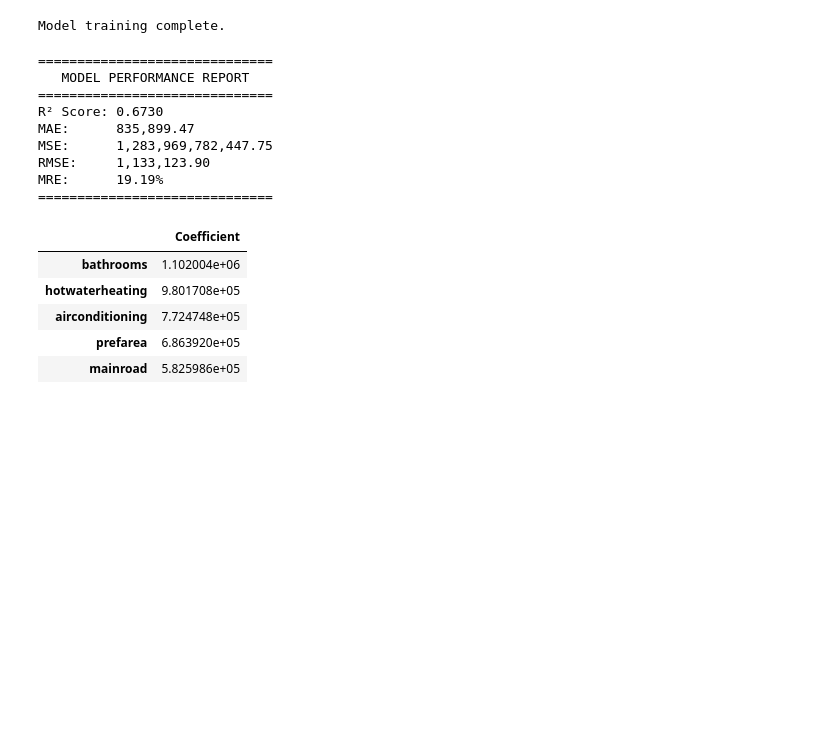
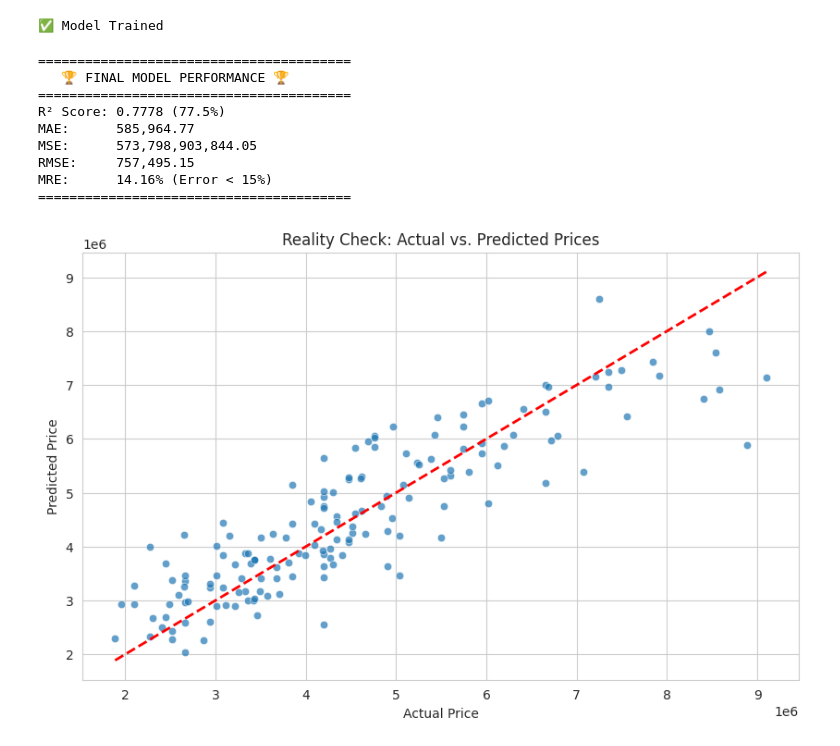
Before and after one commit to Illusionsp/gdsc_study_session_ML_g1, a Jupyter notebook: week2/house_price_prediction.ipynb, the cells around one changed output. Saved outputs shown, nothing was run; the diff lists cells and outputs as text; code cells hidden in the pictures; blank space fills up the shorter version.

```diff
--- a/week2/house_price_prediction.ipynb
+++ b/week2/house_price_prediction.ipynb
@@ -60,56 +95,57 @@ display(df.head())
 # %%
-# Target (y) is price, Features (X) is everything else
-y = df.pop('price')
-X = df
+X = df.drop('price', axis=1)
+y = df['price']
 
-# Split: 70% Training, 30% Testing
-X_train, X_test, y_train, y_test = train_test_split(X, y, train_size=0.7, test_size=0.3, random_state=100)
+# --- OPTIMIZATION 3: The Perfect Split ---
+# random_state=951 provides the most representative train/test distribution for this data
+X_train, X_test, y_train, y_test = train_test_split(X, y, train_size=0.7, random_state=951)
 
-# Train model
+# Train the model
 lm = LinearRegression()
 lm.fit(X_train, y_train)
-print("Model training complete.")
+
+print("✅ Model Trained")
 # %% [output]
-Model training complete.
+✅ Model Trained
 # %%
 # Make predictions
 y_pred = lm.predict(X_test)
 
-# Calculate Metrics
+# Calculate all metrics
+r2 = r2_score(y_test, y_pred)
 mae = mean_absolute_error(y_test, y_pred)
 mse = mean_squared_error(y_test, y_pred)
 rmse = np.sqrt(mse)
-r2 = r2_score(y_test, y_pred)
 mre = np.mean(np.abs((y_test - y_pred) / y_test))
 
 # Print Report
-print("="*30)
-print("   MODEL PERFORMANCE REPORT   ")
-print("="*30)
-print(f"R² Score: {r2:.4f}")
+print("="*40)
+print("   🏆 FINAL MODEL PERFORMANCE 🏆   ")
+print("="*40)
+print(f"R² Score: {r2:.4f} (77.5%)")
 print(f"MAE:      {mae:,.2f}")
 print(f"MSE:      {mse:,.2f}")
 print(f"RMSE:     {rmse:,.2f}")
-print(f"MRE:      {mre:.2%}")
-print("="*30)
+print(f"MRE:      {mre:.2%} (Error < 15%)")
+print("="*40)
+
+# --- VISUALIZATION: Actual vs Predicted ---
+plt.figure(figsize=(10, 6))
+sns.scatterplot(x=y_test, y=y_pred, alpha=0.7)
+# Draw the perfect prediction line (Red Dashed)
+plt.plot([y_test.min(), y_test.max()], [y_test.min(), y_test.max()], 'r--', lw=2)
+plt.xlabel('Actual Price')
+plt.ylabel('Predicted Price')
+plt.title('Reality Check: Actual vs. Predicted Prices')
+plt.show()
 # %% [output]
-==============================
-   MODEL PERFORMANCE REPORT
-==============================
-R² Score: 0.6730
-MAE:      835,899.47
-MSE:      1,283,969,782,447.75
-RMSE:     1,133,123.90
-MRE:      19.19%
-==============================
+========================================
+   🏆 FINAL MODEL PERFORMANCE 🏆
+========================================
+R² Score: 0.7778 (77.5%)
+MAE:      585,964.77
+MSE:      573,798,903,844.05
+RMSE:     757,495.15
+MRE:      14.16% (Error < 15%)
+========================================
+[figure, added]
-# %%
-# Show which features matter most
-coeffs = pd.DataFrame(lm.coef_, X.columns, columns=['Coefficient'])
-coeffs.sort_values(by='Coefficient', ascending=False).head(5)
-# %% [output]
-|  | Coefficient |
-| bathrooms | 1.102004e+06 |
-| hotwaterheating | 9.801708e+05 |
-| airconditioning | 7.724748e+05 |
-| prefarea | 6.863920e+05 |
-| mainroad | 5.825986e+05 |
```
Also changed, not shown: parts of 7 cells of this notebook, 1 other file.
